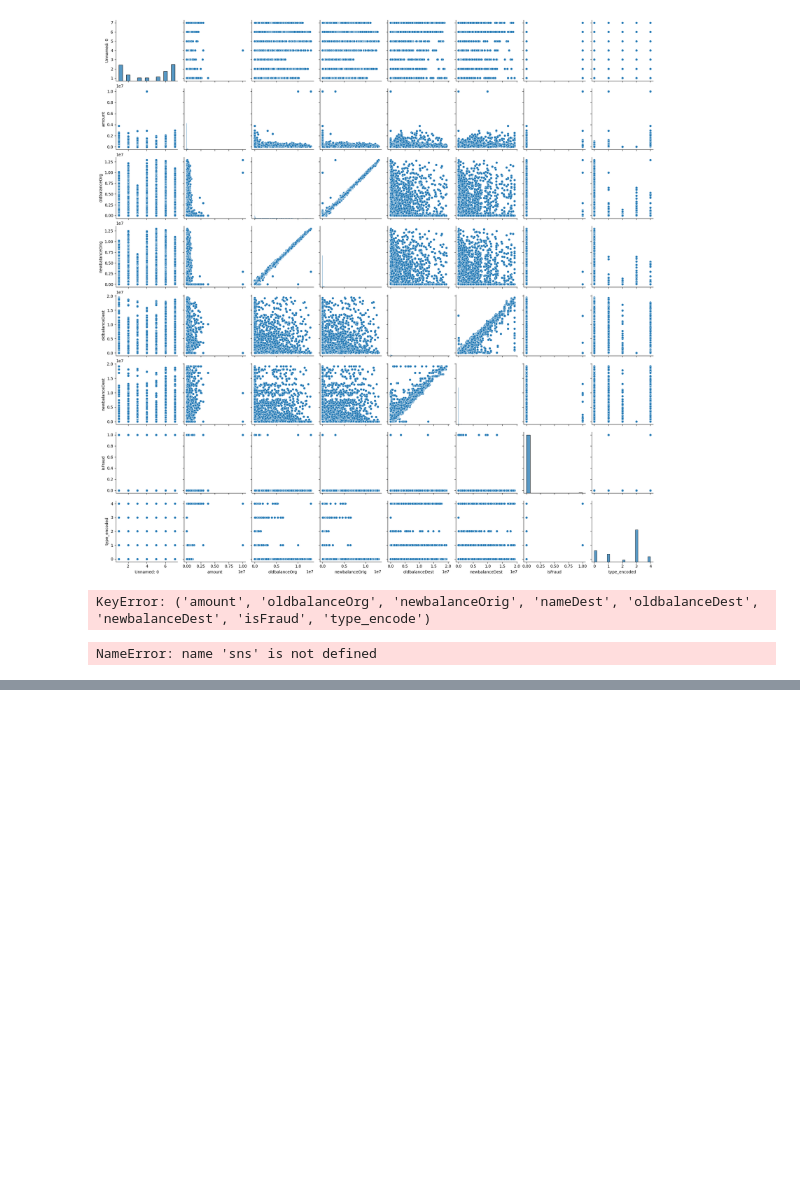
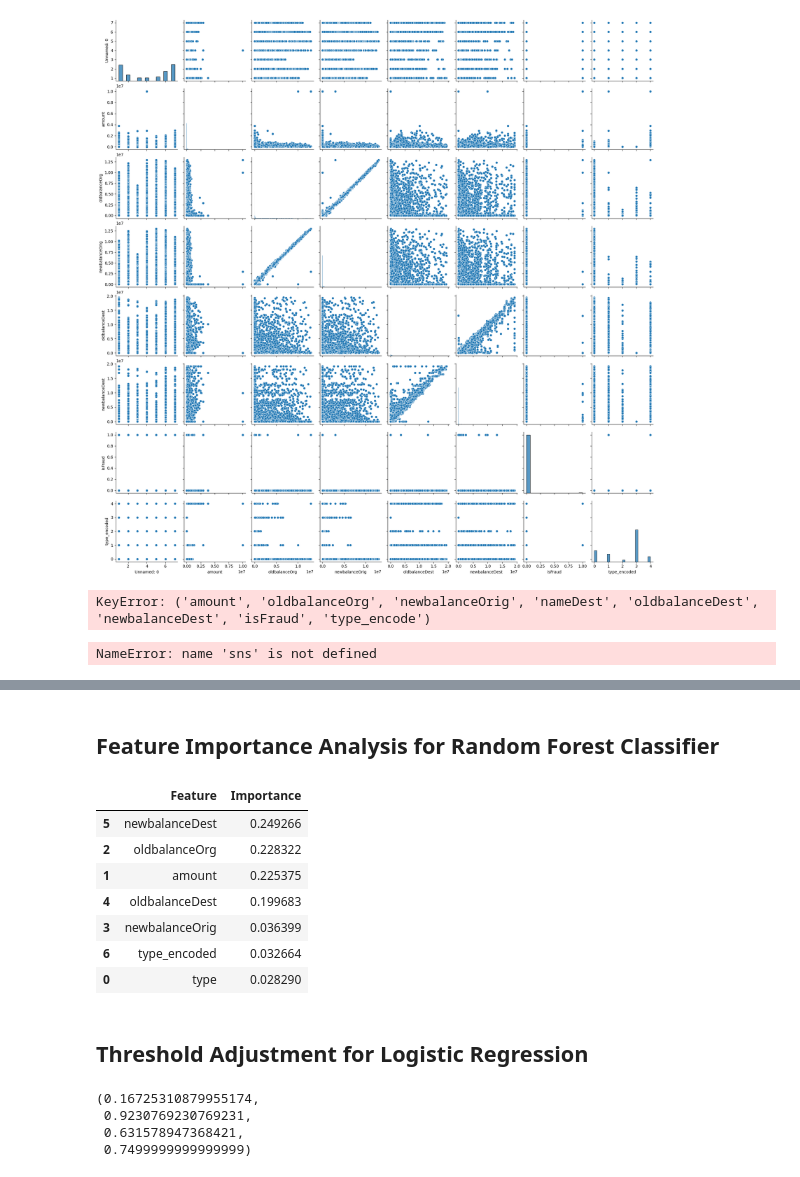
Before and after one commit to Dshah0623/Financial-Fraud-Detection, a Jupyter notebook: FinancialFraudDetection.ipynb, the cells around one changed output, grey strips where cells are left out. Saved outputs shown, nothing was run; the diff lists cells and outputs as text; code cells hidden in the pictures; blank space fills up the shorter version.

```diff
--- a/FinancialFraudDetection.ipynb
+++ b/FinancialFraudDetection.ipynb
@@ -66,0 +278,19 @@ NameError: name 'sns' is not defined
+# %% [markdown]
+## Feature Importance Analysis for Random Forest Classifier
+# %%
+# Extracting feature importance from the trained Random Forest Classifier
+feature_importances = rf_classifier.feature_importances_
+
+# Creating a DataFrame for visualization
+features_df = pd.DataFrame({'Feature': X.columns, 'Importance': feature_importances}).sort_values(by='Importance', ascending=False)
+
+features_df
+# %% [output]
+|  | Feature | Importance |
+| 5 | newbalanceDest | 0.249266 |
+| 2 | oldbalanceOrg | 0.228322 |
+| 1 | amount | 0.225375 |
+| 4 | oldbalanceDest | 0.199683 |
+| 3 | newbalanceOrig | 0.036399 |
+| 6 | type_encoded | 0.032664 |
+| 0 | type | 0.028290 |
@@ -66,0 +319,27 @@ NameError: name 'sns' is not defined
+# %% [markdown]
+## Threshold Adjustment for Logistic Regression
+# %%
+from sklearn.metrics import precision_recall_curve, f1_score
+
+# Predict probabilities for the test set
+y_probs_lr = log_reg.predict_proba(X_test)[:, 1]
+
+# Calculate precision-recall pairs for different probability thresholds
+precision, recall, thresholds = precision_recall_curve(y_test, y_probs_lr)
+
+# Calculate F1 score for each threshold
+f1_scores = 2 * (precision * recall) / (precision + recall)
+
+# Find the threshold that maximizes the F1 score
+optimal_idx = np.argmax(f1_scores)
+optimal_threshold = thresholds[optimal_idx]
+optimal_precision = precision[optimal_idx]
+optimal_recall = recall[optimal_idx]
+optimal_f1 = f1_scores[optimal_idx]
+
+optimal_threshold, optimal_precision, optimal_recall, optimal_f1
+# %% [output]
+(0.16725310879955174,
+ 0.9230769230769231,
+ 0.631578947368421,
+ 0.7499999999999999)
```
Also changed, not shown: parts of 21 cells of this notebook.
